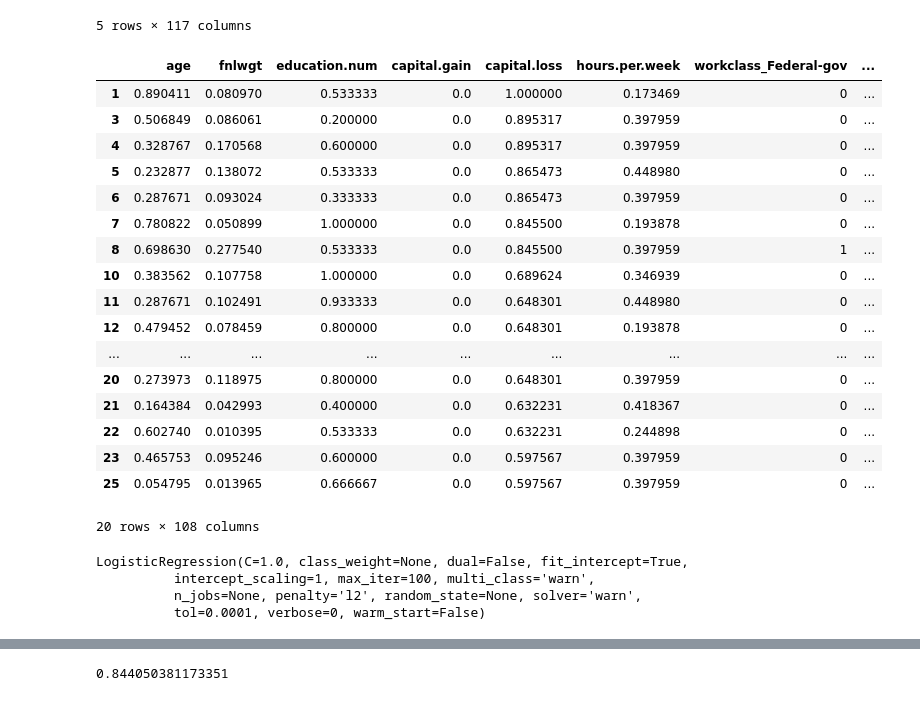
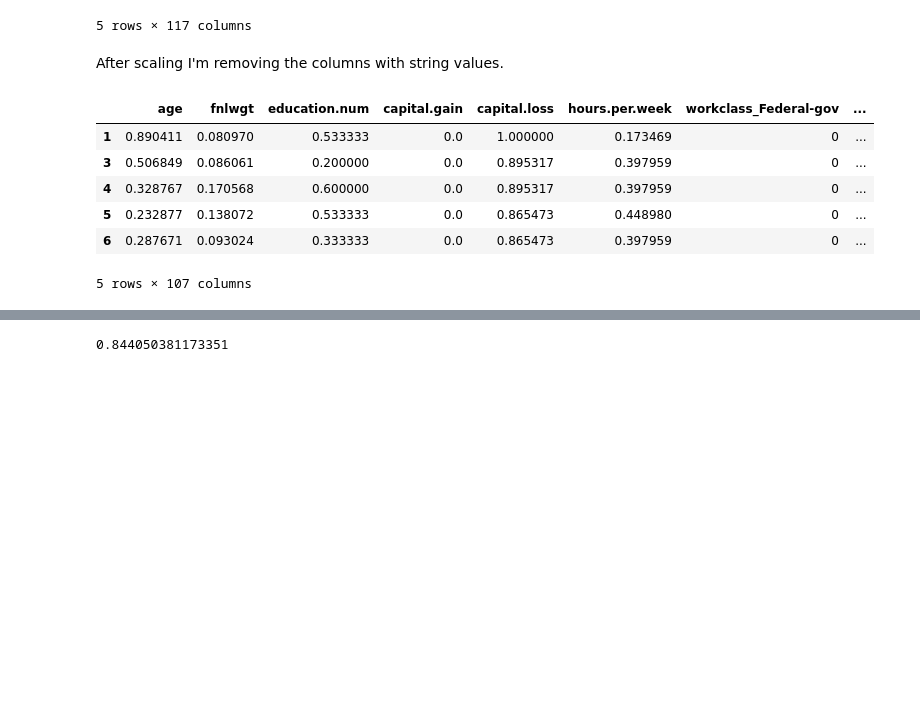
Before and after one commit to MehmetSemerci/CNG562-MehmetSemerci, a Jupyter notebook: SEMERCI_adult_census_income.ipynb, the cells around one changed output, grey strips where cells are left out. Drawn from its saved outputs; the diff is of its cells as text; code cells hidden in the pictures; blank space fills up the shorter version.

```diff
--- a/SEMERCI_adult_census_income.ipynb
+++ b/SEMERCI_adult_census_income.ipynb
@@ -103,27 +121,17 @@ dfTest.head()
 | 5 | 0.232877 | Private | 0.138072 | HS-grad | 0.533333 | Divorced | Other-service | Unmarried | ... |
 | 6 | 0.287671 | Private | 0.093024 | 10th | 0.333333 | Separated | Adm-clerical | Unmarried | ... |
 5 rows × 117 columns
+# %% [markdown]
+After scaling I'm removing the columns with string values.
 # %%
-import seaborn as sns
-dfTest.drop(['workclass','education','marital.status','occupation','relationship','race','sex','native.country','income'],inplace=True,axis=1)
+dfTest.drop(['workclass','education','marital.status','occupation','relationship','race','sex','native.country','income','income_<=50K'],inplace=True,axis=1)
 
-dfTest.head(20)
+dfTest.head()
 # %% [output]
 |  | age | fnlwgt | education.num | capital.gain | capital.loss | hours.per.week | workclass_Federal-gov | ... |
 | 1 | 0.890411 | 0.080970 | 0.533333 | 0.0 | 1.000000 | 0.173469 | 0 | ... |
 | 3 | 0.506849 | 0.086061 | 0.200000 | 0.0 | 0.895317 | 0.397959 | 0 | ... |
 | 4 | 0.328767 | 0.170568 | 0.600000 | 0.0 | 0.895317 | 0.397959 | 0 | ... |
 | 5 | 0.232877 | 0.138072 | 0.533333 | 0.0 | 0.865473 | 0.448980 | 0 | ... |
 | 6 | 0.287671 | 0.093024 | 0.333333 | 0.0 | 0.865473 | 0.397959 | 0 | ... |
-| 7 | 0.780822 | 0.050899 | 1.000000 | 0.0 | 0.845500 | 0.193878 | 0 | ... |
-| 8 | 0.698630 | 0.277540 | 0.533333 | 0.0 | 0.845500 | 0.397959 | 1 | ... |
-| 10 | 0.383562 | 0.107758 | 1.000000 | 0.0 | 0.689624 | 0.346939 | 0 | ... |
-| 11 | 0.287671 | 0.102491 | 0.933333 | 0.0 | 0.648301 | 0.448980 | 0 | ... |
-| 12 | 0.479452 | 0.078459 | 0.800000 | 0.0 | 0.648301 | 0.193878 | 0 | ... |
-| ... | ... | ... | ... | ... | ... | ... | ... | ... |
-| 20 | 0.273973 | 0.118975 | 0.800000 | 0.0 | 0.648301 | 0.397959 | 0 | ... |
-| 21 | 0.164384 | 0.042993 | 0.400000 | 0.0 | 0.632231 | 0.418367 | 0 | ... |
-| 22 | 0.602740 | 0.010395 | 0.533333 | 0.0 | 0.632231 | 0.244898 | 0 | ... |
-| 23 | 0.465753 | 0.095246 | 0.600000 | 0.0 | 0.597567 | 0.397959 | 0 | ... |
-| 25 | 0.054795 | 0.013965 | 0.666667 | 0.0 | 0.597567 | 0.397959 | 0 | ... |
-20 rows × 108 columns
+5 rows × 107 columns
@@ -139,11 +137,0 @@ X_train, X_test, y_train, y_test = train_test_split(X, y, test_size=0.2, random_
-# %%
-from sklearn.linear_model import LogisticRegression
-
-logmodel = LogisticRegression()
-
-logmodel. fit(X_train, y_train)
-# %% [output]
-LogisticRegression(C=1.0, class_weight=None, dual=False, fit_intercept=True,
-          intercept_scaling=1, max_iter=100, multi_class='warn',
-          n_jobs=None, penalty='l2', random_state=None, solver='warn',
-          tol=0.0001, verbose=0, warm_start=False)
```
Also changed, not shown: parts of 17 cells of this notebook.
